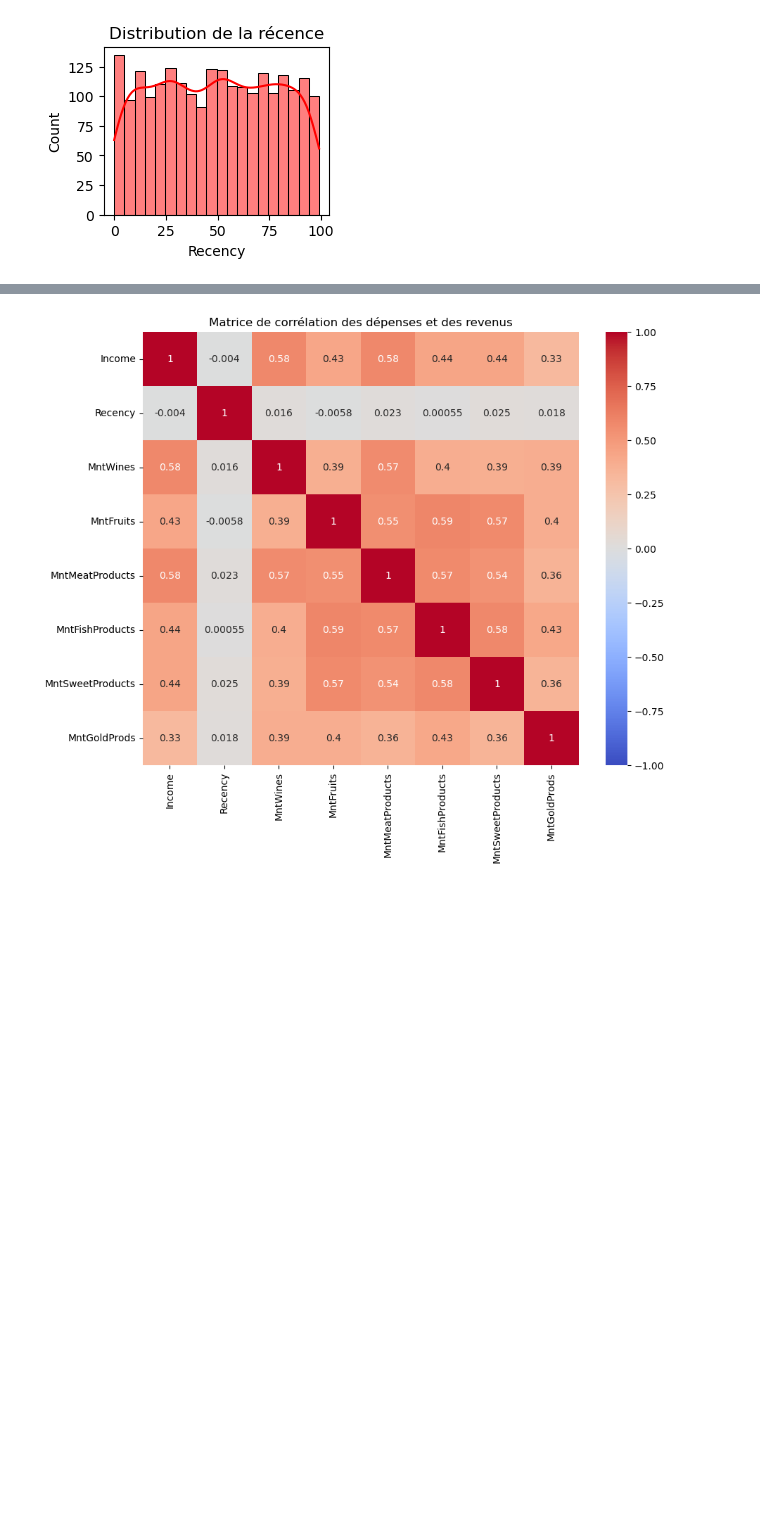
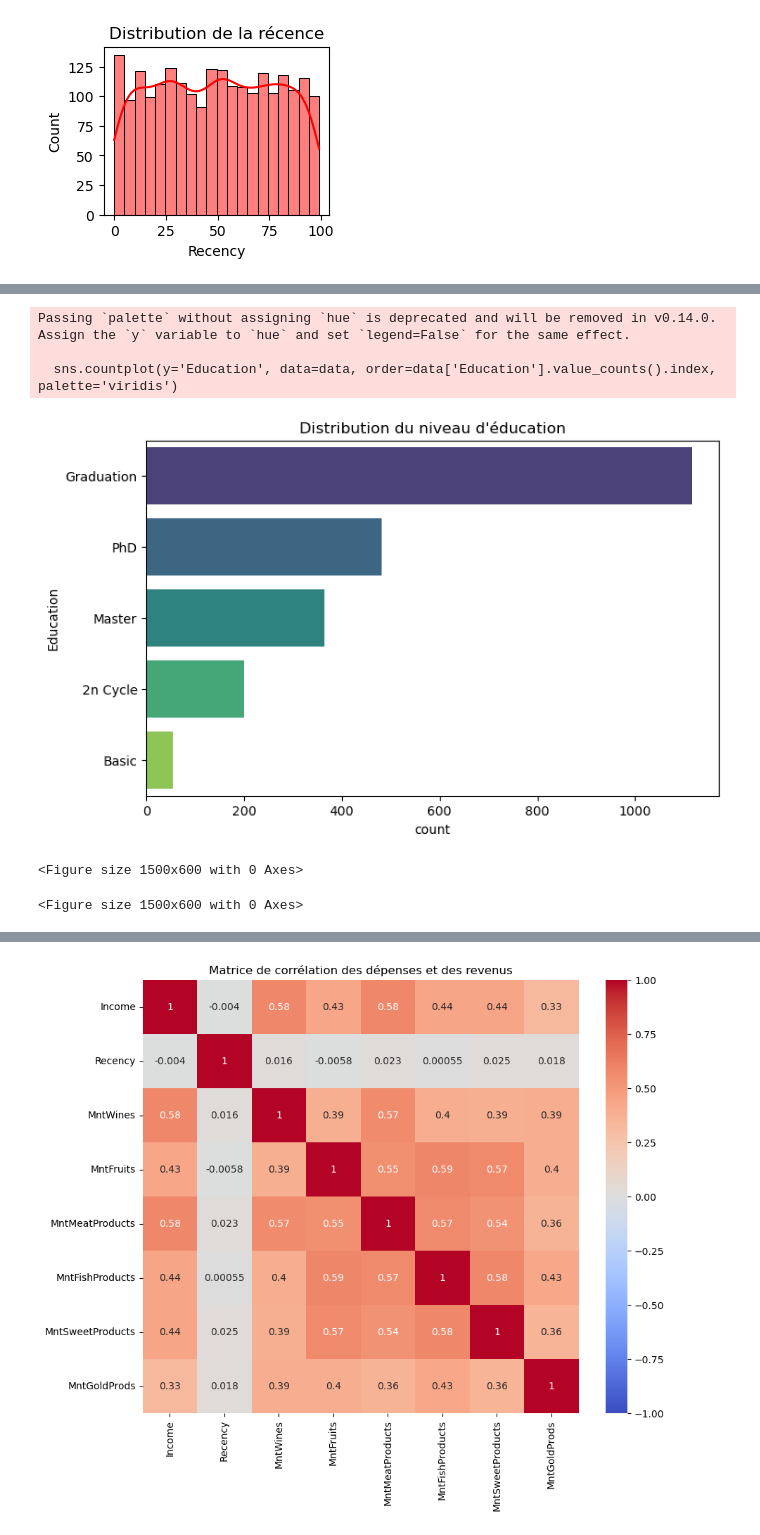
Before and after one commit to GiovanniTafita/segmentationClientele, a Jupyter notebook: notebooks/visualisationdesDistributions.ipynb, the cells around one changed output, grey strips where cells are left out. Cells and saved outputs as stored; diff of their text form; code cells hidden in the pictures; blank space fills up the shorter version.

```diff
--- a/notebooks/visualisationdesDistributions.ipynb
+++ b/notebooks/visualisationdesDistributions.ipynb
@@ -75,0 +115,17 @@ Text(0.5, 1.0, 'Distribution de la récence')
+# %%
+# visualiser la distribution de l'éducation
+plt.figure(figsize=(8, 5))
+sns.countplot(y='Education', data=data, order=data['Education'].value_counts().index, palette='viridis')
+plt.title('Distribution du niveau d\'éducation')
+plt.show()
+# %% [output]
+Passing `palette` without assigning `hue` is deprecated and will be removed in v0.14.0. Assign the `y` variable to `hue` and set `legend=False` for the same effect.
+
+  sns.countplot(y='Education', data=data, order=data['Education'].value_counts().index, palette='viridis')
+[figure, added]
+# %%
+#  examiner les distributions de dépenses par niveau d'éducation
+plt.figure(figsize=(15, 6))
+# %% [output]
+<Figure size 1500x600 with 0 Axes>
+<Figure size 1500x600 with 0 Axes>
```
Also changed, not shown: parts of 6 cells of this notebook.
